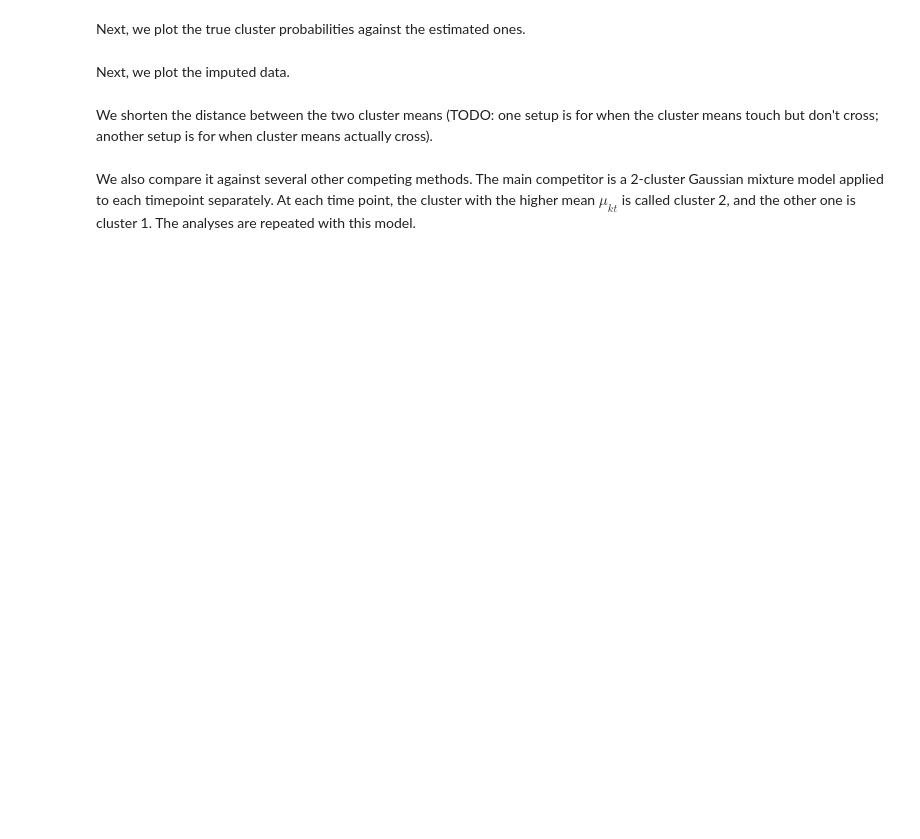
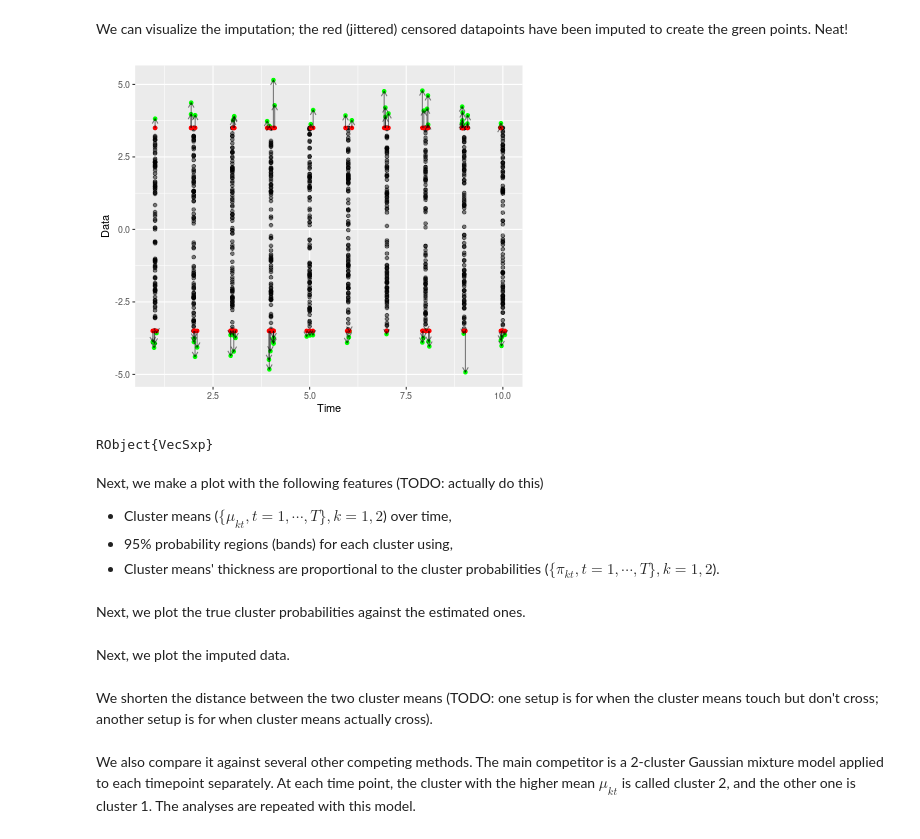
Before and after one commit to sangwon-hyun/flowcut, a Jupyter notebook: code/1d-2clust-simulation.ipynb, the cells around one changed output. Cells and saved outputs as stored; diff of their text form; code cells hidden in the pictures; blank space fills up the shorter version.

```diff
--- a/code/1d-2clust-simulation.ipynb
+++ b/code/1d-2clust-simulation.ipynb
@@ -23,3 +50,61 @@ Next, we make a plot with the following features (TODO: actually do this)
+# %% [markdown]
+We can visualize the imputation; the red (jittered) censored datapoints have been imputed to create the green points. Neat!
+# %%
+@rput y_orig
+@rput y_imputed
+R"""
+library(tidyverse)
+TT = 30
+trunc_limits = c(-3.5,3.5)
+trunc_index = lapply(y_orig, function(one_y_orig){ which(one_y_orig %in% trunc_limits) })
+dt = lapply(1:TT, function(tt){
+  ind = trunc_index[[tt]]
+  tibble(x = tt + runif(length(ind), -0.1, +0.1),  ## jittering the x's for visualization
+         orig = y_orig[[tt]][ind],
+         imputed = y_imputed[[tt]][ind])
+}) %>% bind_rows()
+
+dt %>% subset(x <= 10) %>% ggplot() +
+geom_point(aes(x=x, y=orig), col = 'red') +
+geom_point(aes(x=x, y=imputed)) +
+geom_segment(aes(x = x, y = orig, xend = x, yend = imputed),
+                  arrow = arrow(length = unit(0.2, "cm")), alpha = .5) +
+ylab("Data") +
+xlab("Time")
+
+
+dt = lapply(1:TT, function(tt){
+  y = y_orig[[tt]]
+  y_imputed = y_imputed[[tt]]
+  truncated = (y %in% trunc_limits)
+  tibble(x = tt,
+         xjitter = tt + runif(length(y), -0.1, +0.1),  ## jittering the x's for visualization
+         orig = y,
+         imputed = y_imputed,
+         truncated = truncated,
+         )
+}) %>% bind_rows()
+
+
+dt %>% subset(x <= 10) %>% ggplot() +
+geom_point(aes(x=x, y=orig), alpha = .5) +
+geom_point(aes(x=xjitter, y=imputed), col = 'green', data = .%>% subset(truncated == 1)) +
+geom_point(aes(x=xjitter, y=orig), data = . %>% subset(truncated==1), col = 'red') +
+geom_segment(aes(x = xjitter, y = orig, xend = xjitter, yend = imputed),
+                  arrow = arrow(length = unit(0.2, "cm")), alpha = .5,
+                  data = . %>% subset(truncated == 1)
+             ) +
+ylab("Data") +
+xlab("Time")
+"""
+# %% [output]
+[figure, added]
+RObject{VecSxp}
+# %% [markdown]
+Next, we make a plot with the following features (TODO: actually do this)
+- Cluster means ($\{\mu_{kt}, t=1,\cdots, T\}, k=1,2$) over time,
+- 95% probability regions (bands) for each cluster using,
+- Cluster means' thickness are proportional to the cluster probabilities ($\{\pi_{kt}, t=1,\cdots, T\}, k=1,2$).
 # %% [markdown]
 Next, we plot the true cluster probabilities against the estimated ones.
 # %% [markdown]
```
Also changed, not shown: parts of 6 cells of this notebook.
